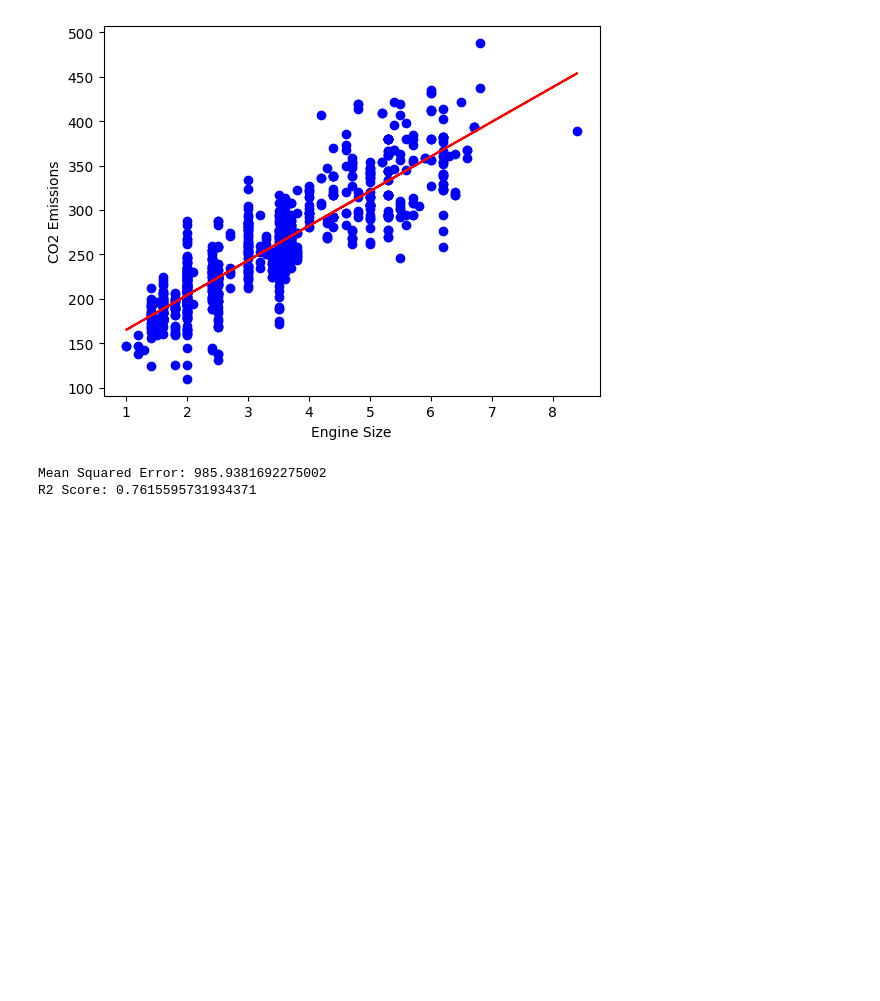
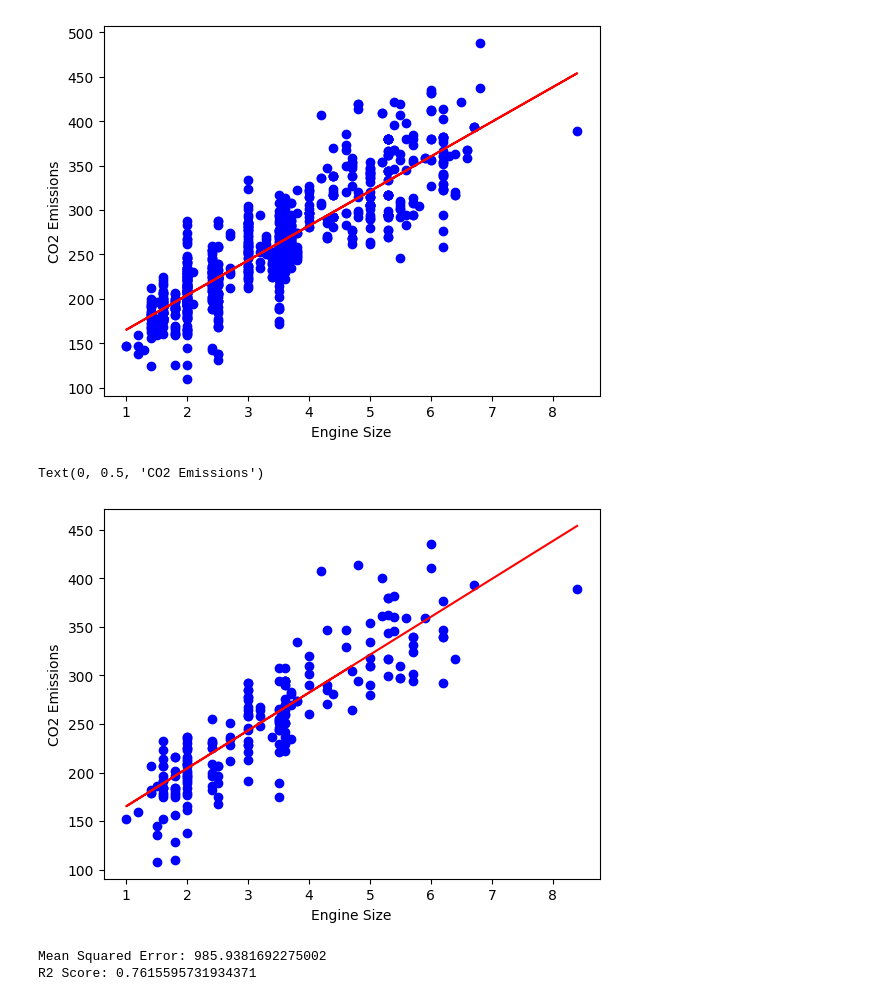
Before and after one commit to su-0522/MachineLearning, a Jupyter notebook: Module1/simple_linear_regression.ipynb, the cells around one changed output. Cells and saved outputs as stored; diff of their text form; code cells hidden in the pictures; blank space fills up the shorter version.

```diff
--- a/Module1/simple_linear_regression.ipynb
+++ b/Module1/simple_linear_regression.ipynb
@@ -84,6 +84,14 @@ plt.ylabel('CO2 Emissions')
 # %% [output]
 Text(0, 0.5, 'CO2 Emissions')
 [figure]
+# %%
+plt.scatter(X_test, y_test, color='blue')
+plt.plot(X_test, model.predict(X_test.reshape(-1, 1)), color='red')
+plt.xlabel('Engine Size')
+plt.ylabel('CO2 Emissions')
+# %% [output]
+Text(0, 0.5, 'CO2 Emissions')
+[figure, added]
 # %%
 from sklearn.metrics import mean_squared_error, r2_score
 
```
